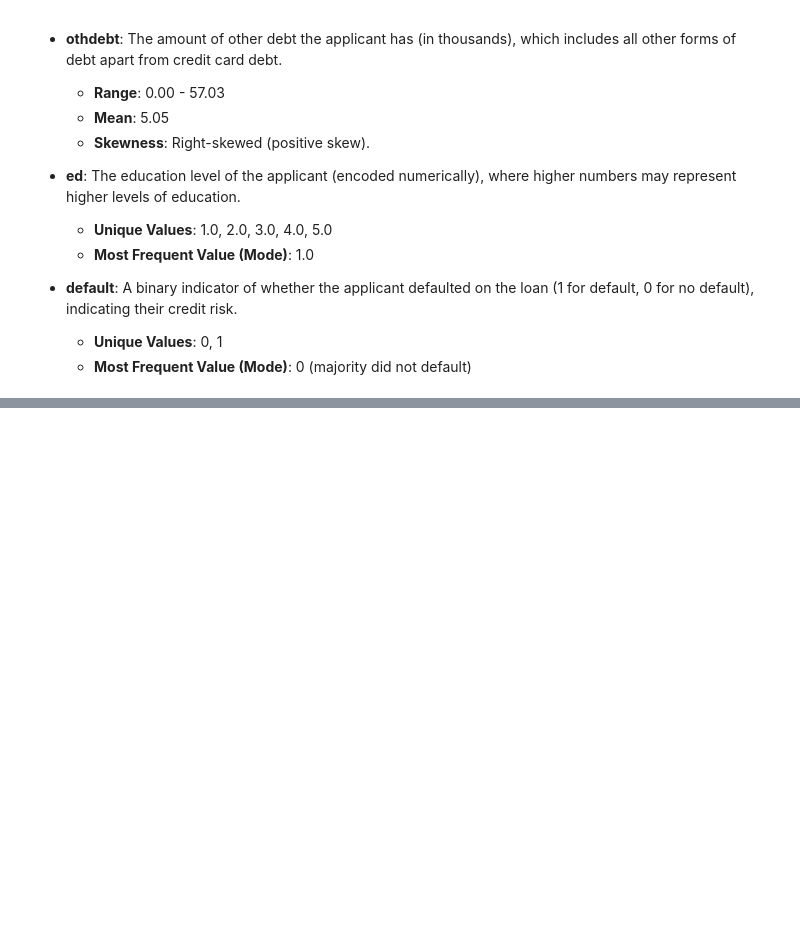
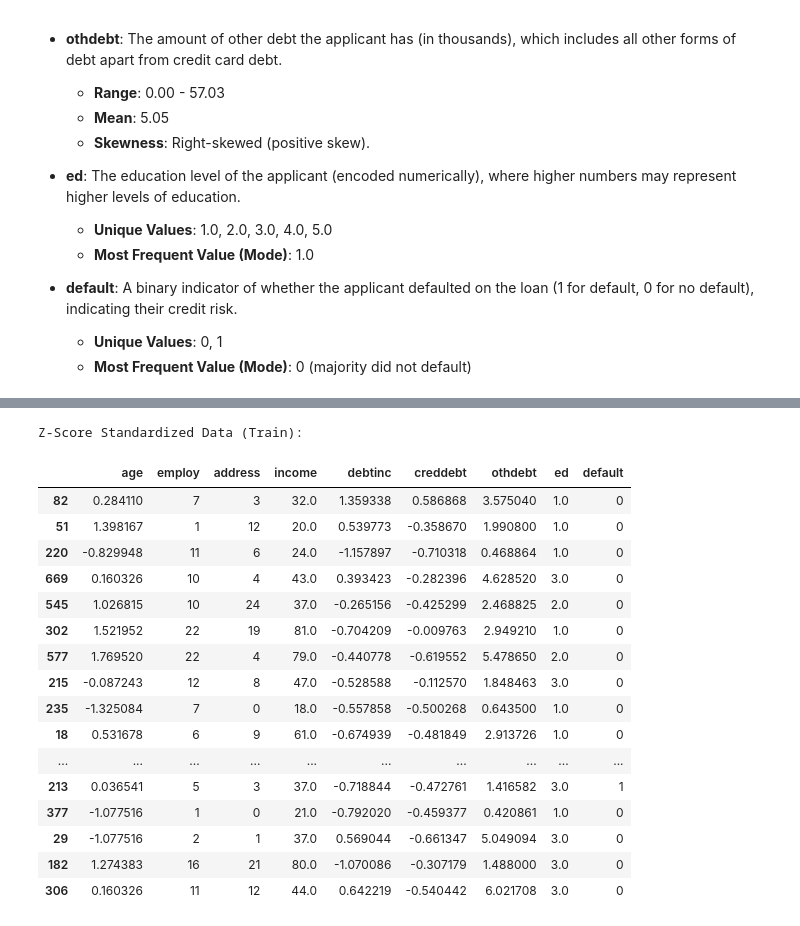
Before and after one commit to matinmahmoudi/Kaggle, a Jupyter notebook: complete-guide-to-transformation-from-a-to-z.ipynb, the cells around one changed output, grey strips where cells are left out. Cells and saved outputs as stored; diff of their text form; code cells hidden in the pictures; blank space fills up the shorter version.

```diff
--- a/complete-guide-to-transformation-from-a-to-z.ipynb
+++ b/complete-guide-to-transformation-from-a-to-z.ipynb
@@ -188,0 +283,39 @@ Let's apply Min-Max Scaling to the `age`, `pathsize`, `lnpos`, and `time` column
+# %%
+from sklearn.preprocessing import StandardScaler
+
+# Initialize the StandardScaler
+scaler = StandardScaler()
+
+# Select the columns to scale
+columns_to_scale = ['age', 'debtinc', 'creddebt']
+
+# Make copies of the train and test data for transformations
+train_data_z_score_scaled = train_data.copy()
+test_data_z_score_scaled = test_data.copy()
+
+# Fit the scaler to the training data and transform both training and testing data
+train_data_z_score_scaled[columns_to_scale] = scaler.fit_transform(train_data_z_score_scaled[columns_to_scale])
+test_data_z_score_scaled[columns_to_scale] = scaler.transform(test_data_z_score_scaled[columns_to_scale])
+
+# Display the first few rows of the transformed training dataset to verify the scaling
+print("Z-Score Standardized Data (Train):")
+display(train_data_z_score_scaled.head(20))
+# %% [output]
+Z-Score Standardized Data (Train):
+|  | age | employ | address | income | debtinc | creddebt | othdebt | ed | default |
+| 82 | 0.284110 | 7 | 3 | 32.0 | 1.359338 | 0.586868 | 3.575040 | 1.0 | 0 |
+| 51 | 1.398167 | 1 | 12 | 20.0 | 0.539773 | -0.358670 | 1.990800 | 1.0 | 0 |
+| 220 | -0.829948 | 11 | 6 | 24.0 | -1.157897 | -0.710318 | 0.468864 | 1.0 | 0 |
+| 669 | 0.160326 | 10 | 4 | 43.0 | 0.393423 | -0.282396 | 4.628520 | 3.0 | 0 |
+| 545 | 1.026815 | 10 | 24 | 37.0 | -0.265156 | -0.425299 | 2.468825 | 2.0 | 0 |
+| 302 | 1.521952 | 22 | 19 | 81.0 | -0.704209 | -0.009763 | 2.949210 | 1.0 | 0 |
+| 577 | 1.769520 | 22 | 4 | 79.0 | -0.440778 | -0.619552 | 5.478650 | 2.0 | 0 |
+| 215 | -0.087243 | 12 | 8 | 47.0 | -0.528588 | -0.112570 | 1.848463 | 3.0 | 0 |
+| 235 | -1.325084 | 7 | 0 | 18.0 | -0.557858 | -0.500268 | 0.643500 | 1.0 | 0 |
+| 18 | 0.531678 | 6 | 9 | 61.0 | -0.674939 | -0.481849 | 2.913726 | 1.0 | 0 |
+| ... | ... | ... | ... | ... | ... | ... | ... | ... | ... |
+| 213 | 0.036541 | 5 | 3 | 37.0 | -0.718844 | -0.472761 | 1.416582 | 3.0 | 1 |
+| 377 | -1.077516 | 1 | 0 | 21.0 | -0.792020 | -0.459377 | 0.420861 | 1.0 | 0 |
+| 29 | -1.077516 | 2 | 1 | 37.0 | 0.569044 | -0.661347 | 5.049094 | 3.0 | 0 |
+| 182 | 1.274383 | 16 | 21 | 80.0 | -1.070086 | -0.307179 | 1.488000 | 3.0 | 0 |
+| 306 | 0.160326 | 11 | 12 | 44.0 | 0.642219 | -0.540442 | 6.021708 | 3.0 | 0 |
```
Also changed, not shown: parts of 10 cells of this notebook.
